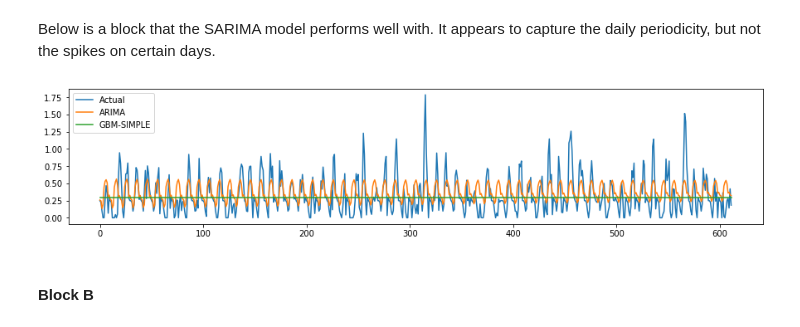
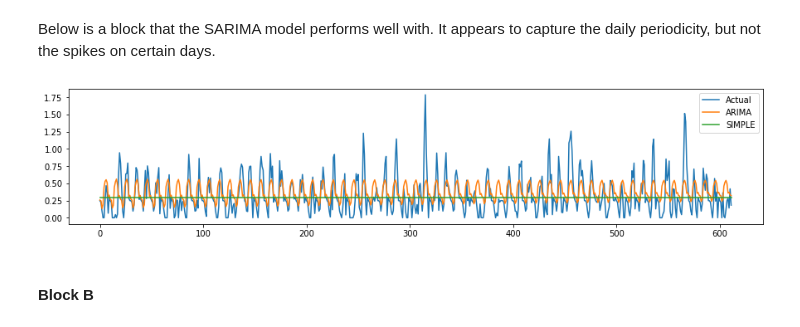
Before and after one commit to mocohen/Capstone-Project-1, a Jupyter notebook: Arima Results.ipynb, the cells around one changed output. Cells and saved outputs as stored; diff of their text form; code cells hidden in the pictures.

```diff
--- a/Arima Results.ipynb
+++ b/Arima Results.ipynb
@@ -251,12 +251,12 @@ Below is a block that the SARIMA model performs well with. It appears to capture
 # %%
 fig, ax = plt.subplots(figsize=(15,3))
 ax.plot(ex_row.TestVals.values, label='Actual')
 ax.plot(ex_row.ArimaPreds, label='ARIMA')
-ax.plot(ex_row.GBMPreds, label='GBM-SIMPLE')
+ax.plot(ex_row.GBMPreds, label='SIMPLE')
 plt.legend()
 plt.show()
 # %% [output]
-[figure, old version]
+[figure, new version]
 # %% [markdown]
 #### Block B
 # %%
```
Also changed, not shown: parts of 6 cells of this notebook.
